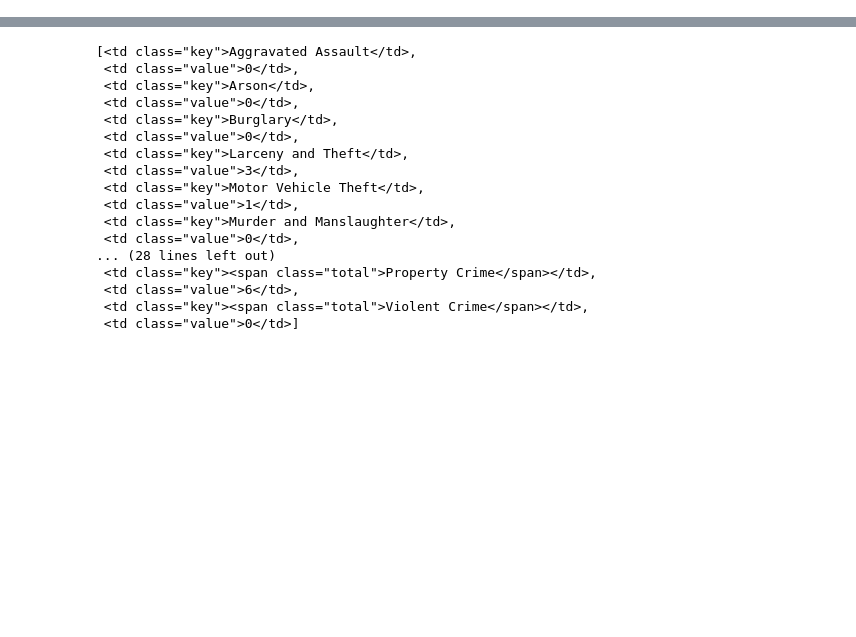
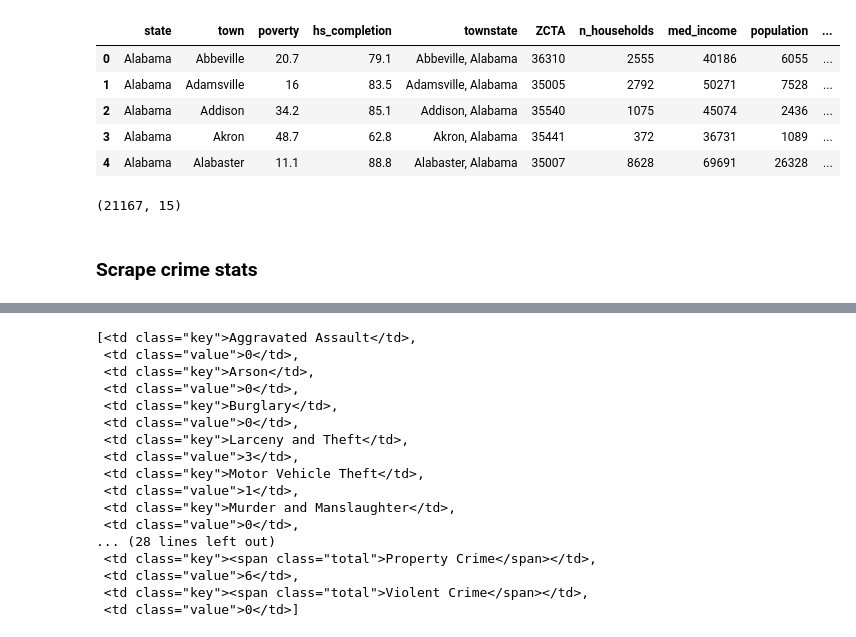
Before and after one commit to escBoston/Where-Should-I-Live, a Jupyter notebook: nocapmain.ipynb, the cells around one changed output, grey strips where cells are left out. Drawn from its saved outputs; the diff is of its cells as text; code cells hidden in the pictures; blank space fills up the shorter version.

```diff
--- a/nocapmain.ipynb
+++ b/nocapmain.ipynb
@@ -45,0 +80,5 @@ dtype: object
+# %%
+pov['hs_completion'] = hs['hs_completion']
+# %%
+# Both town and state have to match with income data
+pov['townstate'] = pov['town'] + ', ' + pov['state']
@@ -45,0 +113,15 @@ dtype: object
+# %%
+inc.head()
+# %% [output]
+|  | state | town | poverty | hs_completion | townstate | ZCTA | n_households | med_income | population | ... |
+| 0 | Alabama | Abbeville | 20.7 | 79.1 | Abbeville, Alabama | 36310 | 2555 | 40186 | 6055 | ... |
+| 1 | Alabama | Adamsville | 16 | 83.5 | Adamsville, Alabama | 35005 | 2792 | 50271 | 7528 | ... |
+| 2 | Alabama | Addison | 34.2 | 85.1 | Addison, Alabama | 35540 | 1075 | 45074 | 2436 | ... |
+| 3 | Alabama | Akron | 48.7 | 62.8 | Akron, Alabama | 35441 | 372 | 36731 | 1089 | ... |
+| 4 | Alabama | Alabaster | 11.1 | 88.8 | Alabaster, Alabama | 35007 | 8628 | 69691 | 26328 | ... |
+# %%
+inc.shape
+# %% [output]
+(21167, 15)
+# %% [markdown]
+### Scrape crime stats
```
Also changed, not shown: parts of 58 cells of this notebook, 9 other files.
